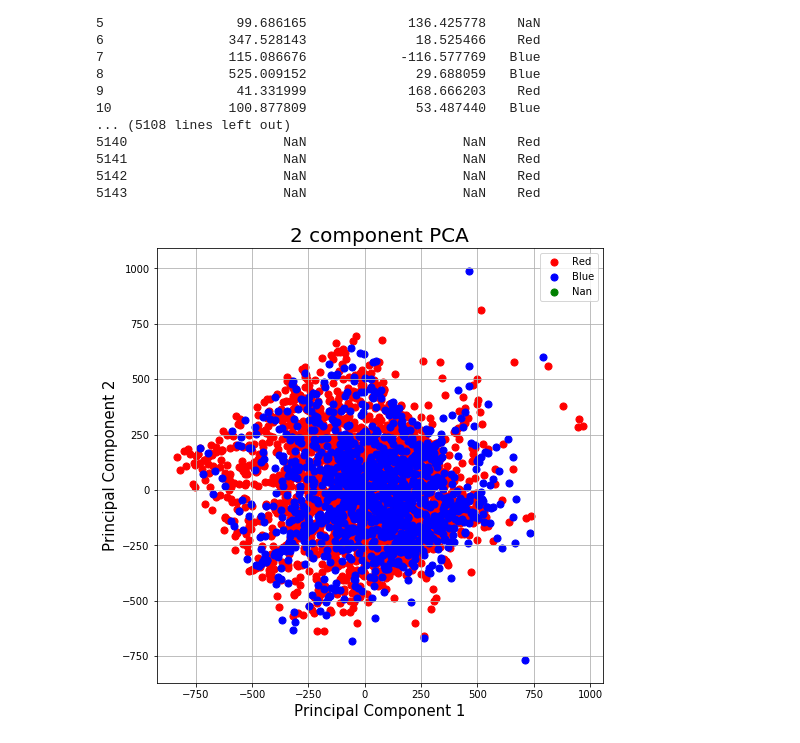
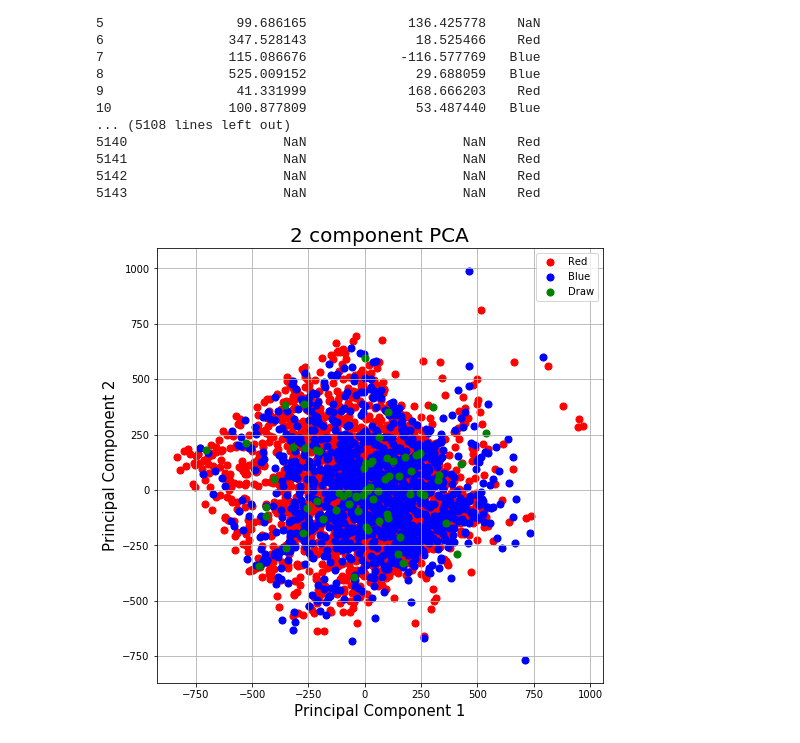
Before and after one commit to abasiamaakpan/UFC_Data_Mining_Project, a Jupyter notebook: Project.ipynb, the cells around one changed output. Saved outputs shown, nothing was run; the diff lists cells and outputs as text; code cells hidden in the pictures.

Commit message:
Fixing Plot

```diff
--- a/Project.ipynb
+++ b/Project.ipynb
@@ -211,20 +211,20 @@ finalDf
 # %%
  import matplotlib.pyplot as plt
 
 fig = plt.figure(figsize = (8,8))
 ax = fig.add_subplot(1,1,1)
 ax.set_xlabel('Principal Component 1', fontsize = 15)
 ax.set_ylabel('Principal Component 2', fontsize = 15)
 ax.set_title('2 component PCA', fontsize = 20)
-targets = ['Red', 'Blue','Nan']
+targets = ['Red', 'Blue','Draw']
 colors = ['r', 'b','g']
 for target, color in zip(targets,colors):
     indicesToKeep = finalDf['Winner'] == target
     ax.scatter(finalDf.loc[indicesToKeep, 'principal component 1']
                , finalDf.loc[indicesToKeep, 'principal component 2']
                , c = color
                , s = 50)
 ax.legend(targets)
 ax.grid()
 # %% [output]
-[figure, old version]
+[figure, new version]
```
